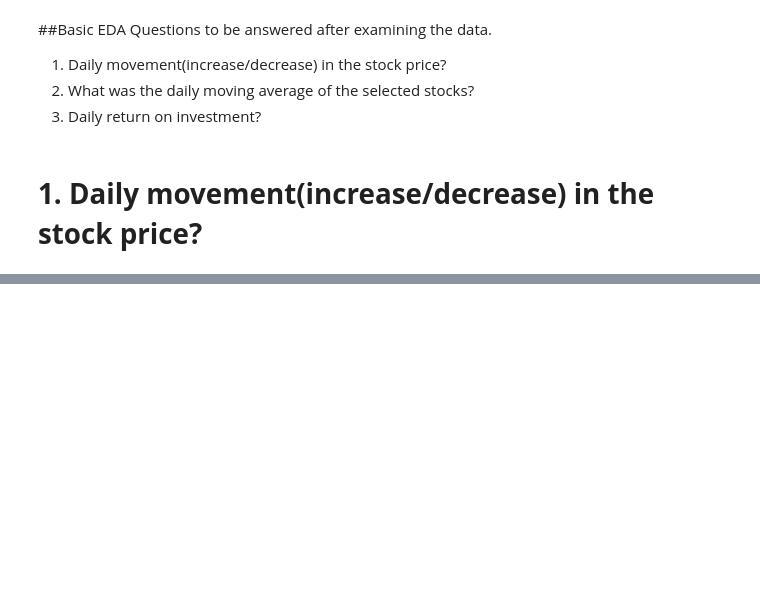
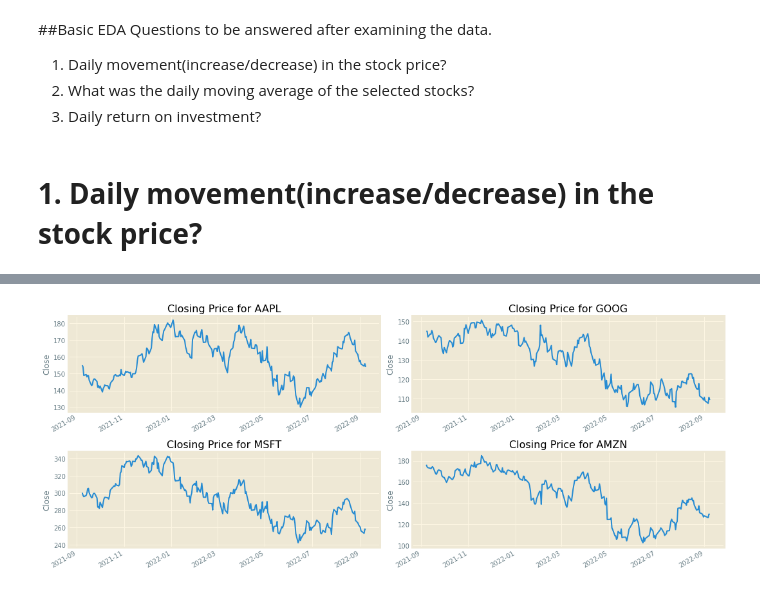
Before and after one commit to aksharpande/5278---Final-Project, a Jupyter notebook: stock_analysis.ipynb, the cells around one changed output, grey strips where cells are left out. Drawn from its saved outputs; the diff is of its cells as text; code cells hidden in the pictures; blank space fills up the shorter version.

```diff
--- a/stock_analysis.ipynb
+++ b/stock_analysis.ipynb
@@ -29,12 +29,32 @@ import numpy as np
 import matplotlib.pyplot as plt
 import seaborn as sns
 
-plt.style.use("fivethirtyeight")
+plt.style.use("Solarize_Light2")
 %matplotlib inline
 
 # For reading stock data from yahoo
 from pandas_datareader.data import DataReader
-!pip install yfinance
+#!pip install yfinance
+import yfinance as yf
+from datetime import datetime
 
-from datetime import datetime
+# The stocks used for this analysis
+stocks = ['AAPL', 'GOOG', 'MSFT', 'AMZN']
+
+# Time window for for data on stocks
+end = datetime.now()
+start = datetime(end.year - 1, end.month, end.day)
+
+for stock in stocks:
+    globals()[stock] = yf.download(stock, start, end)
+
+#Adding some features to the dataframe
+stock_list = [AAPL, GOOG, MSFT, AMZN]
+stock = ["APPLE", "GOOGLE", "MICROSOFT", "AMAZON"]
+
+for company, com_name in zip(stock_list, stock):
+    company["Stock"] = com_name
+#Adding stock company
+df = pd.concat(stock_list, axis=0)
+df.head(10)
 # %% [output]
@@ -54,0 +95,16 @@ Requirement already satisfied: idna<4,>=2.5 in /usr/local/lib/python3.7/dist-pac
+# %%
+#Plotting the data frames using Close values
+
+plt.figure(figsize=(15, 6))
+plt.subplots_adjust(top=1.25, bottom=1.2)
+
+for i, company in enumerate(stock_list, 1):
+    plt.subplot(2, 2, i)
+    company['Close'].plot()
+    plt.ylabel('Close')
+    plt.xlabel(None)
+    plt.title(f"Closing Price for {stocks[i - 1]}")
+
+plt.tight_layout()
+# %% [output]
+[figure, added]
```
Also changed, not shown: parts of 7 cells of this notebook.
